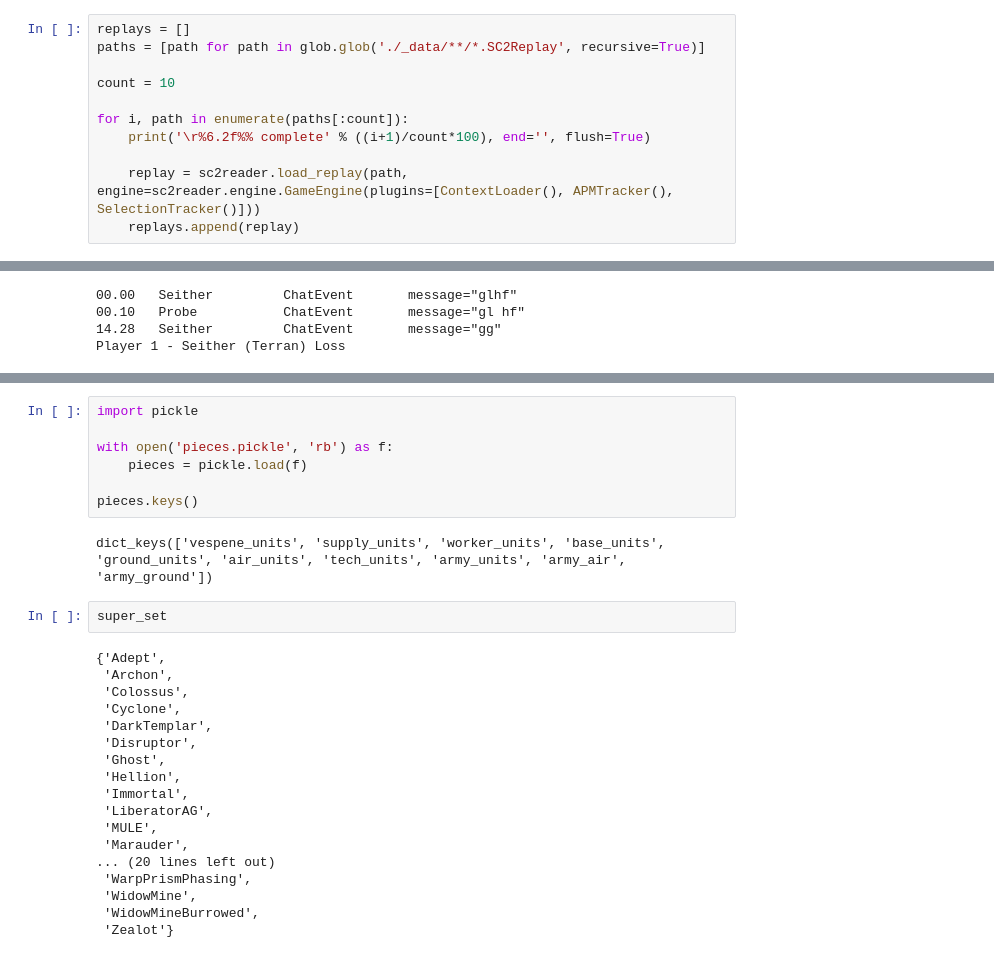
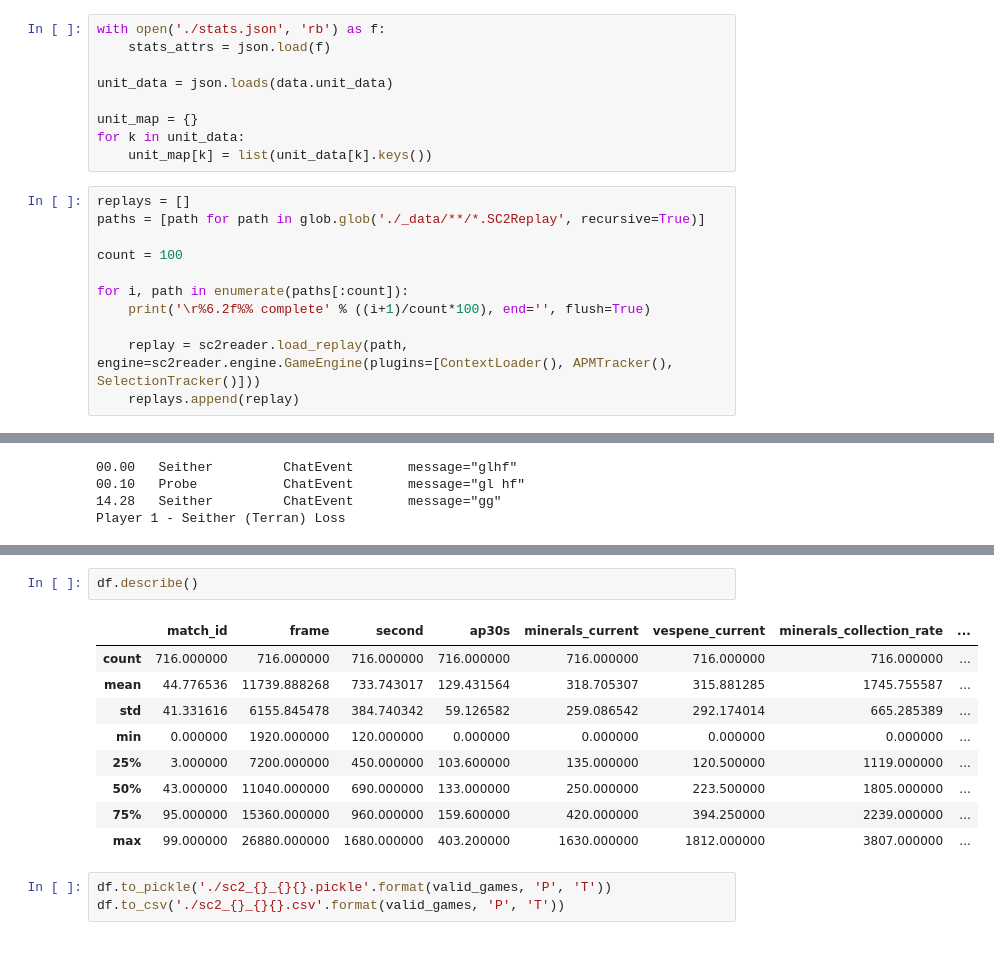
Before and after one commit to ucfcs/Fall2020-Group-20, a Jupyter notebook: exploration/generator.ipynb, the cells around one changed output, grey strips where cells are left out. Cells and saved outputs as stored; diff of their text form.

Commit message:
Finished generator for Protoss vs Terran matchups

```diff
--- a/exploration/generator.ipynb
+++ b/exploration/generator.ipynb
@@ -8,10 +11,19 @@ from IPython.display import display
 
 pd.options.display.max_columns = None
+# %%
+with open('./stats.json', 'rb') as f:
+    stats_attrs = json.load(f)
+
+unit_data = json.loads(data.unit_data)
+
+unit_map = {}
+for k in unit_data:
+    unit_map[k] = list(unit_data[k].keys())
 # %%
 replays = []
 paths = [path for path in glob.glob('./_data/**/*.SC2Replay', recursive=True)]
 
-count = 10
+count = 100
 
 for i, path in enumerate(paths[:count]):
     print('\r%6.2f%% complete' % ((i+1)/count*100), end='', flush=True)
@@ -109,29 +134,15 @@ Player Player 2 - Seither (Terran) left 1697 seconds into the game.
-# %%
-import pickle
-
-with open('pieces.pickle', 'rb') as f:
-    pieces = pickle.load(f)
-
-pieces.keys()
-# %% [output]
-dict_keys(['vespene_units', 'supply_units', 'worker_units', 'base_units', 'ground_units', 'air_units', 'tech_units', 'army_units', 'army_air', 'army_ground'])
-# %%
-super_set
-# %% [output]
-{'Adept',
- 'Archon',
- 'Colossus',
- 'Cyclone',
- 'DarkTemplar',
- 'Disruptor',
- 'Ghost',
- 'Hellion',
- 'Immortal',
- 'LiberatorAG',
- 'MULE',
- 'Marauder',
-... (20 lines left out)
- 'WarpPrismPhasing',
- 'WidowMine',
- 'WidowMineBurrowed',
- 'Zealot'}
+# %%
+df.describe()
+# %% [output]
+|  | match_id | frame | second | ap30s | minerals_current | vespene_current | minerals_collection_rate | ... |
+| count | 716.000000 | 716.000000 | 716.000000 | 716.000000 | 716.000000 | 716.000000 | 716.000000 | ... |
+| mean | 44.776536 | 11739.888268 | 733.743017 | 129.431564 | 318.705307 | 315.881285 | 1745.755587 | ... |
+| std | 41.331616 | 6155.845478 | 384.740342 | 59.126582 | 259.086542 | 292.174014 | 665.285389 | ... |
+| min | 0.000000 | 1920.000000 | 120.000000 | 0.000000 | 0.000000 | 0.000000 | 0.000000 | ... |
+| 25% | 3.000000 | 7200.000000 | 450.000000 | 103.600000 | 135.000000 | 120.500000 | 1119.000000 | ... |
+| 50% | 43.000000 | 11040.000000 | 690.000000 | 133.000000 | 250.000000 | 223.500000 | 1805.000000 | ... |
+| 75% | 95.000000 | 15360.000000 | 960.000000 | 159.600000 | 420.000000 | 394.250000 | 2239.000000 | ... |
+| max | 99.000000 | 26880.000000 | 1680.000000 | 403.200000 | 1630.000000 | 1812.000000 | 3807.000000 | ... |
+# %%
+df.to_pickle('./sc2_{}_{}{}.pickle'.format(valid_games, 'P', 'T'))
+df.to_csv('./sc2_{}_{}{}.csv'.format(valid_games, 'P', 'T'))
```
Also changed, not shown: parts of 2 cells of this notebook, 2 other files.
